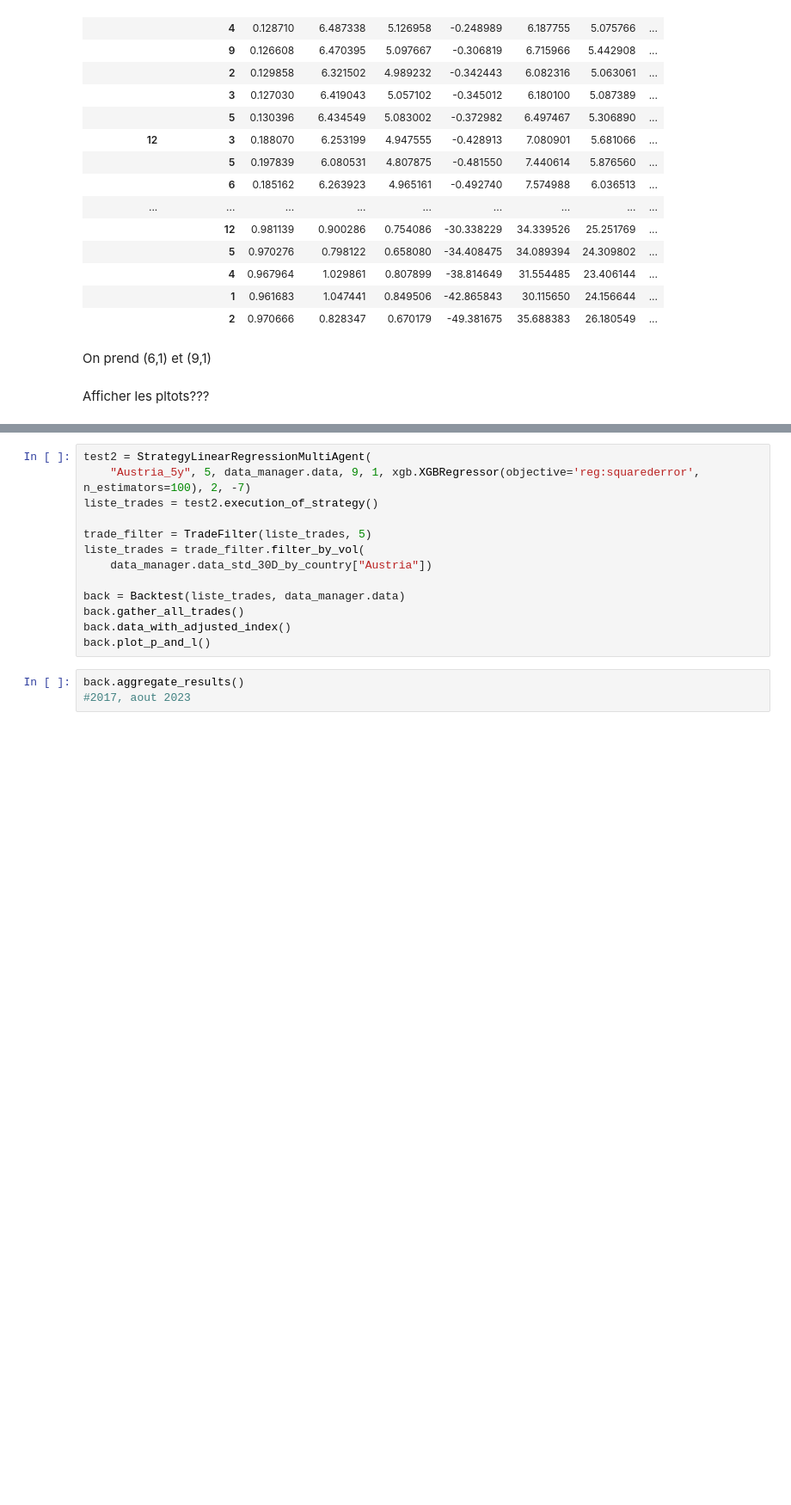
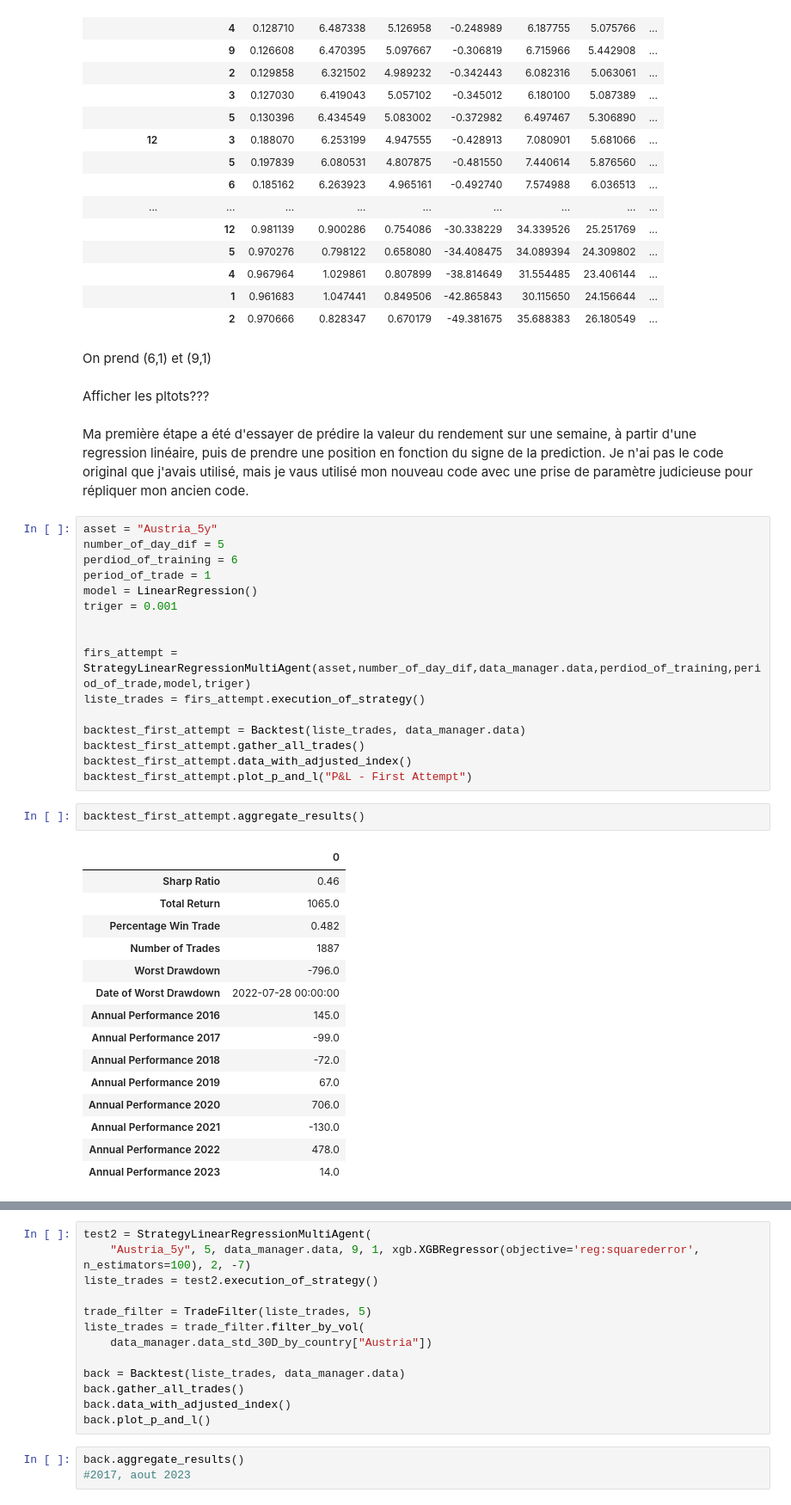
Before and after one commit to MartialLig/Govies_Quant_Trading, a Jupyter notebook: Project/compte_rendu.ipynb, the cells around one changed output, grey strips where cells are left out. Shown at 86% size. Cells and saved outputs as stored; diff of their text form; blank space fills up the shorter version.

```diff
--- a/Project/compte_rendu.ipynb
+++ b/Project/compte_rendu.ipynb
@@ -350,3 +351,39 @@ data1.sort_values("Test_R2", ascending=False)
 On prend (6,1) et (9,1)
 # %% [markdown]
 Afficher les pltots???
+# %% [markdown]
+Ma première étape a été d'essayer de prédire la valeur du rendement sur une semaine, à partir d'une regression linéaire, puis de prendre une position en fonction du signe de la prediction. Je n'ai pas le code original que j'avais utilisé, mais je vaus utilisé mon nouveau code avec une prise de paramètre judicieuse pour répliquer mon ancien code.
+# %%
+asset = "Austria_5y"
+number_of_day_dif = 5
+perdiod_of_training = 6
+period_of_trade = 1
+model = LinearRegression()
+triger = 0.001
+
+
+firs_attempt = StrategyLinearRegressionMultiAgent(asset,number_of_day_dif,data_manager.data,perdiod_of_training,period_of_trade,model,triger)
+liste_trades = firs_attempt.execution_of_strategy()
+
+backtest_first_attempt = Backtest(liste_trades, data_manager.data)
+backtest_first_attempt.gather_all_trades()
+backtest_first_attempt.data_with_adjusted_index()
+backtest_first_attempt.plot_p_and_l("P&L - First Attempt")
+# %%
+backtest_first_attempt.aggregate_results()
+# %% [output]
+|  | 0 |
+| Sharp Ratio | 0.46 |
+| Total Return | 1065.0 |
+| Percentage Win Trade | 0.482 |
+| Number of Trades | 1887 |
+| Worst Drawdown | -796.0 |
+| Date of Worst Drawdown | 2022-07-28 00:00:00 |
+| Annual Performance 2016 | 145.0 |
+| Annual Performance 2017 | -99.0 |
+| Annual Performance 2018 | -72.0 |
+| Annual Performance 2019 | 67.0 |
+| Annual Performance 2020 | 706.0 |
+| Annual Performance 2021 | -130.0 |
+| Annual Performance 2022 | 478.0 |
+| Annual Performance 2023 | 14.0 |
```
Also changed, not shown: parts of 14 cells of this notebook.
